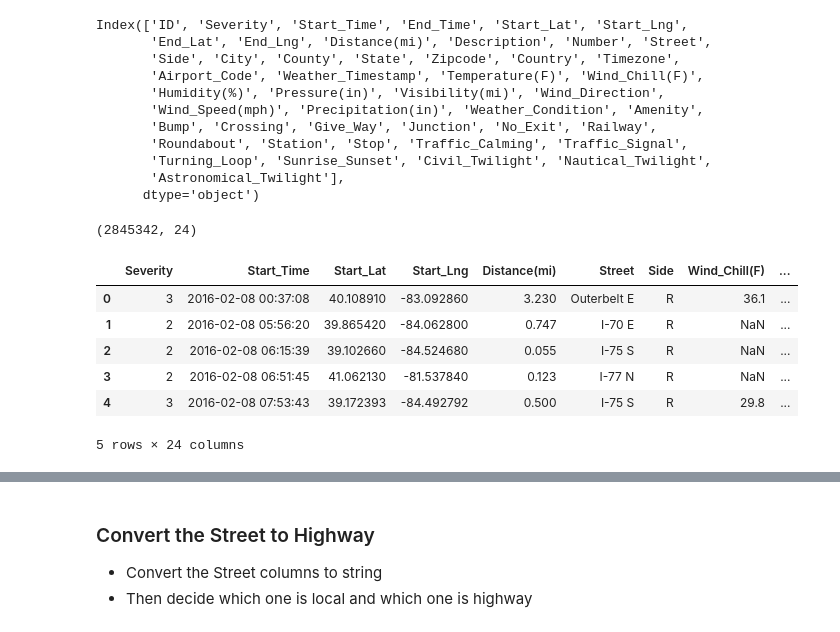
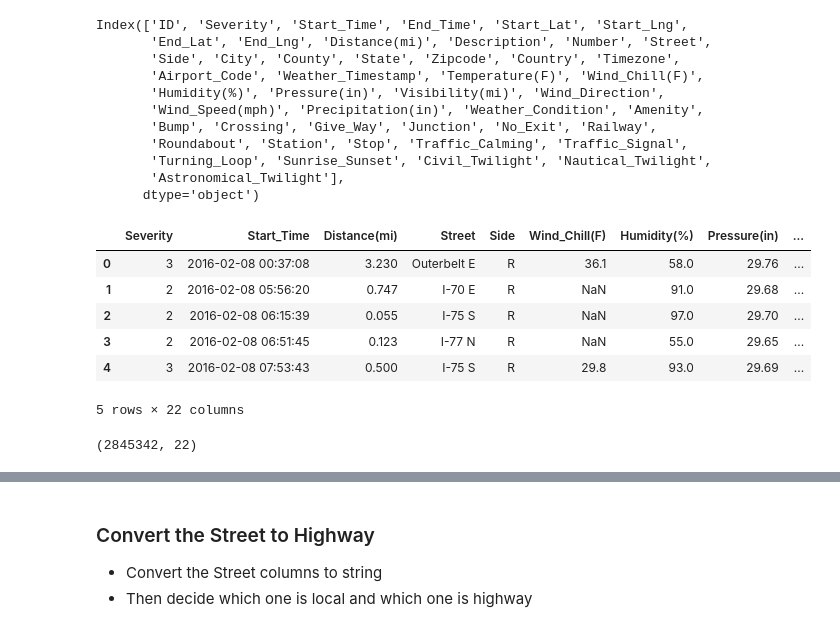
Before and after one commit to jackyhuynh/us_car_accident_analyst_using_python, a Jupyter notebook: src/script.ipynb, the cells around one changed output, grey strips where cells are left out. Cells and saved outputs as stored; diff of their text form; code cells hidden in the pictures.

```diff
--- a/src/script.ipynb
+++ b/src/script.ipynb
@@ -188,15 +189,15 @@ df = df.drop(['ID','End_Time', 'Description', 'Number', 'End_Lat', 'End_Lng','Te
               'Precipitation(in)','Bump','Give_Way','No_Exit','Roundabout', 'Timezone', 'Traffic_Calming', 'Turning_Loop', 'Weather_Timestamp'], axis=1)
+# %%
+df_v1.head()
+# %% [output]
+|  | Severity | Start_Time | Distance(mi) | Street | Side | Wind_Chill(F) | Humidity(%) | Pressure(in) | ... |
+| 0 | 3 | 2016-02-08 00:37:08 | 3.230 | Outerbelt E | R | 36.1 | 58.0 | 29.76 | ... |
+| 1 | 2 | 2016-02-08 05:56:20 | 0.747 | I-70 E | R | NaN | 91.0 | 29.68 | ... |
+| 2 | 2 | 2016-02-08 06:15:39 | 0.055 | I-75 S | R | NaN | 97.0 | 29.70 | ... |
+| 3 | 2 | 2016-02-08 06:51:45 | 0.123 | I-77 N | R | NaN | 55.0 | 29.65 | ... |
+| 4 | 3 | 2016-02-08 07:53:43 | 0.500 | I-75 S | R | 29.8 | 93.0 | 29.69 | ... |
+5 rows × 22 columns
 # %%
-df.shape
+df_v1.shape
 # %% [output]
-(2845342, 24)
+(2845342, 22)
-# %%
-df.head()
-# %% [output]
-|  | Severity | Start_Time | Start_Lat | Start_Lng | Distance(mi) | Street | Side | Wind_Chill(F) | ... |
-| 0 | 3 | 2016-02-08 00:37:08 | 40.108910 | -83.092860 | 3.230 | Outerbelt E | R | 36.1 | ... |
-| 1 | 2 | 2016-02-08 05:56:20 | 39.865420 | -84.062800 | 0.747 | I-70 E | R | NaN | ... |
-| 2 | 2 | 2016-02-08 06:15:39 | 39.102660 | -84.524680 | 0.055 | I-75 S | R | NaN | ... |
-| 3 | 2 | 2016-02-08 06:51:45 | 41.062130 | -81.537840 | 0.123 | I-77 N | R | NaN | ... |
-| 4 | 3 | 2016-02-08 07:53:43 | 39.172393 | -84.492792 | 0.500 | I-75 S | R | 29.8 | ... |
-5 rows × 24 columns
```
Also changed, not shown: parts of 6 cells of this notebook.
